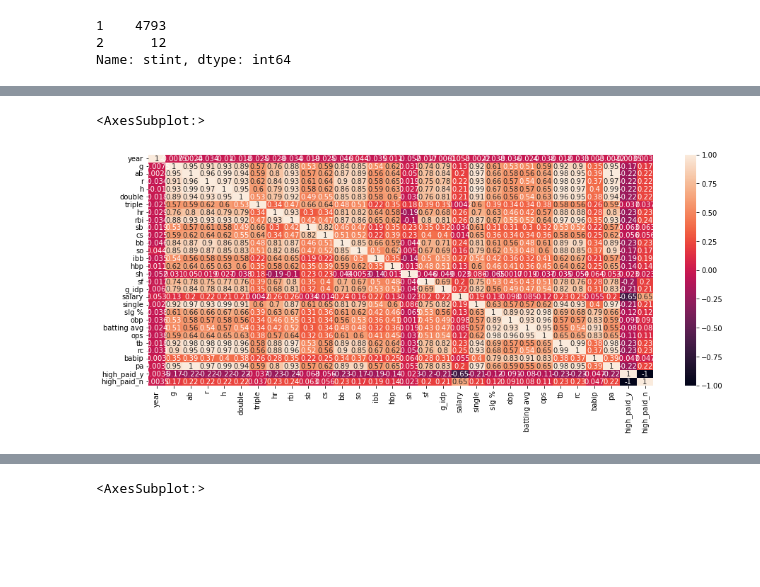
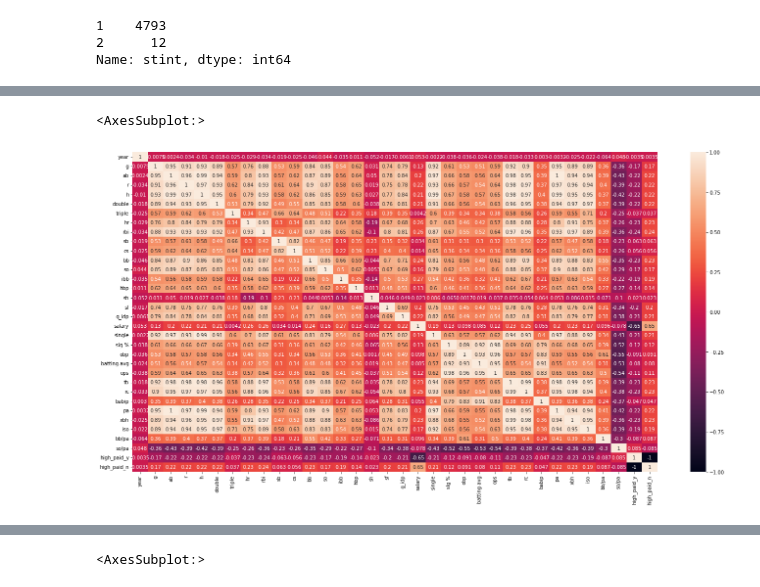
Before and after one commit to rclascano14/PROJECT, a Jupyter notebook: Machine_Learning_Classification_Model.ipynb, the cells around one changed output, grey strips where cells are left out. Drawn from its saved outputs; the diff is of its cells as text; code cells hidden in the pictures; blank space fills up the shorter version.

Commit message:
Adding updated ML information, updated ML python file, png showing model accuracy for classification models, and Baseball csv

```diff
--- a/Machine_Learning_Classification_Model.ipynb
+++ b/Machine_Learning_Classification_Model.ipynb
@@ -332,0 +335,4 @@ baseball_df
+# %%
+# Created extra base hit (XBH), total hits that were not singles. XBH = 2B+3B+HR
+baseball_df["xbh"] = baseball_df["double"] + baseball_df["triple"] + baseball_df["hr"]
+baseball_df
@@ -332,0 +353,4 @@ baseball_df
+# %%
+# Creating isolated power stat, (iso) = 2B+(2x3b)+(3xHR)/AB
+baseball_df["iso"] = baseball_df["double"] + (2*baseball_df["triple"]) + (3*baseball_df["hr"]) / baseball_df["ab"]
+baseball_df
@@ -332,0 +371,4 @@ baseball_df
+# %%
+# Creating walks per plate appearance stat. BB/PA
+baseball_df["bb/pa"] = baseball_df["bb"] / baseball_df["pa"]
+baseball_df
@@ -332,0 +389,4 @@ baseball_df
+# %%
+# Creating strikeout per plate appearance stat. SO/PA
+baseball_df["so/pa"] = baseball_df["so"] / baseball_df["pa"]
+baseball_df
@@ -478,11 +567,11 @@ baseball_df
 # %%
 # Create heatmap to see correlation between columns
 import seaborn as sns
-plt.figure(figsize=(16, 6))
+plt.figure(figsize=(24, 12))
 sns.heatmap(baseball_df.corr(),vmin=-1, vmax=1, annot=True)
 # %% [output]
 <AxesSubplot:>
-[figure, old version]
+[figure, new version]
 # %%
 # Create heatmap to see correlation between salary column specifically.
 plt.figure(figsize=(8, 9))
```
Also changed, not shown: parts of 62 cells of this notebook, 3 other files.
